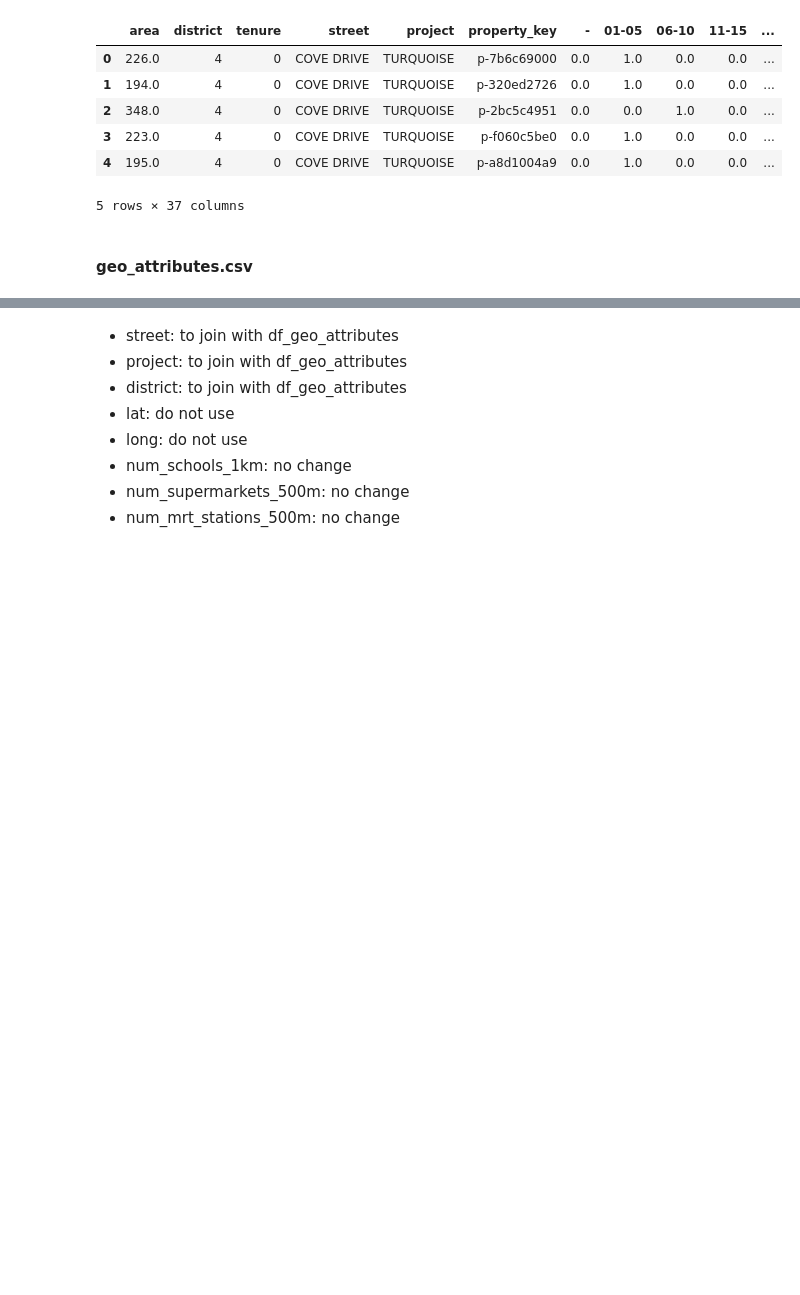
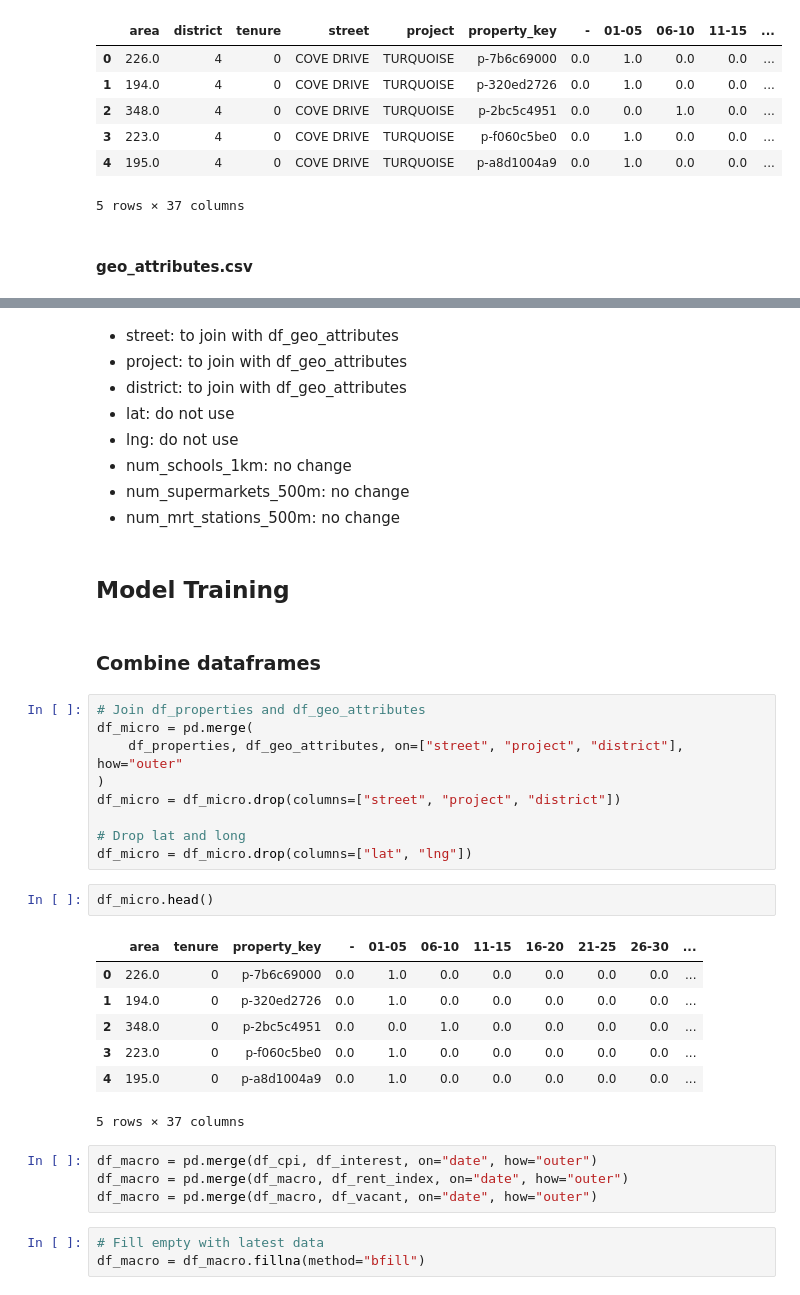
Before and after one commit to lyamlim97/singapore-rental-prediction, a Jupyter notebook: analysis.ipynb, the cells around one changed output, grey strips where cells are left out. Saved outputs shown, nothing was run; the diff lists cells and outputs as text; blank space fills up the shorter version.

```diff
--- a/analysis.ipynb
+++ b/analysis.ipynb
@@ -337,7 +346,37 @@ df_geo_attributes.head()
 - project: to join with df_geo_attributes
 - district: to join with df_geo_attributes
 - lat: do not use
-- long: do not use
+- lng: do not use
 - num_schools_1km: no change
 - num_supermarkets_500m: no change
 - num_mrt_stations_500m: no change
+# %% [markdown]
+## Model Training
+# %% [markdown]
+### Combine dataframes
+# %%
+# Join df_properties and df_geo_attributes
+df_micro = pd.merge(
+    df_properties, df_geo_attributes, on=["street", "project", "district"], how="outer"
+)
+df_micro = df_micro.drop(columns=["street", "project", "district"])
+
+# Drop lat and long
+df_micro = df_micro.drop(columns=["lat", "lng"])
+# %%
+df_micro.head()
+# %% [output]
+|  | area | tenure | property_key | - | 01-05 | 06-10 | 11-15 | 16-20 | 21-25 | 26-30 | ... |
+| 0 | 226.0 | 0 | p-7b6c69000 | 0.0 | 1.0 | 0.0 | 0.0 | 0.0 | 0.0 | 0.0 | ... |
+| 1 | 194.0 | 0 | p-320ed2726 | 0.0 | 1.0 | 0.0 | 0.0 | 0.0 | 0.0 | 0.0 | ... |
+| 2 | 348.0 | 0 | p-2bc5c4951 | 0.0 | 0.0 | 1.0 | 0.0 | 0.0 | 0.0 | 0.0 | ... |
+| 3 | 223.0 | 0 | p-f060c5be0 | 0.0 | 1.0 | 0.0 | 0.0 | 0.0 | 0.0 | 0.0 | ... |
+| 4 | 195.0 | 0 | p-a8d1004a9 | 0.0 | 1.0 | 0.0 | 0.0 | 0.0 | 0.0 | 0.0 | ... |
+5 rows × 37 columns
+# %%
+df_macro = pd.merge(df_cpi, df_interest, on="date", how="outer")
+df_macro = pd.merge(df_macro, df_rent_index, on="date", how="outer")
+df_macro = pd.merge(df_macro, df_vacant, on="date", how="outer")
+# %%
+# Fill empty with latest data
+df_macro = df_macro.fillna(method="bfill")
```
Also changed, not shown: parts of 13 cells of this notebook.
